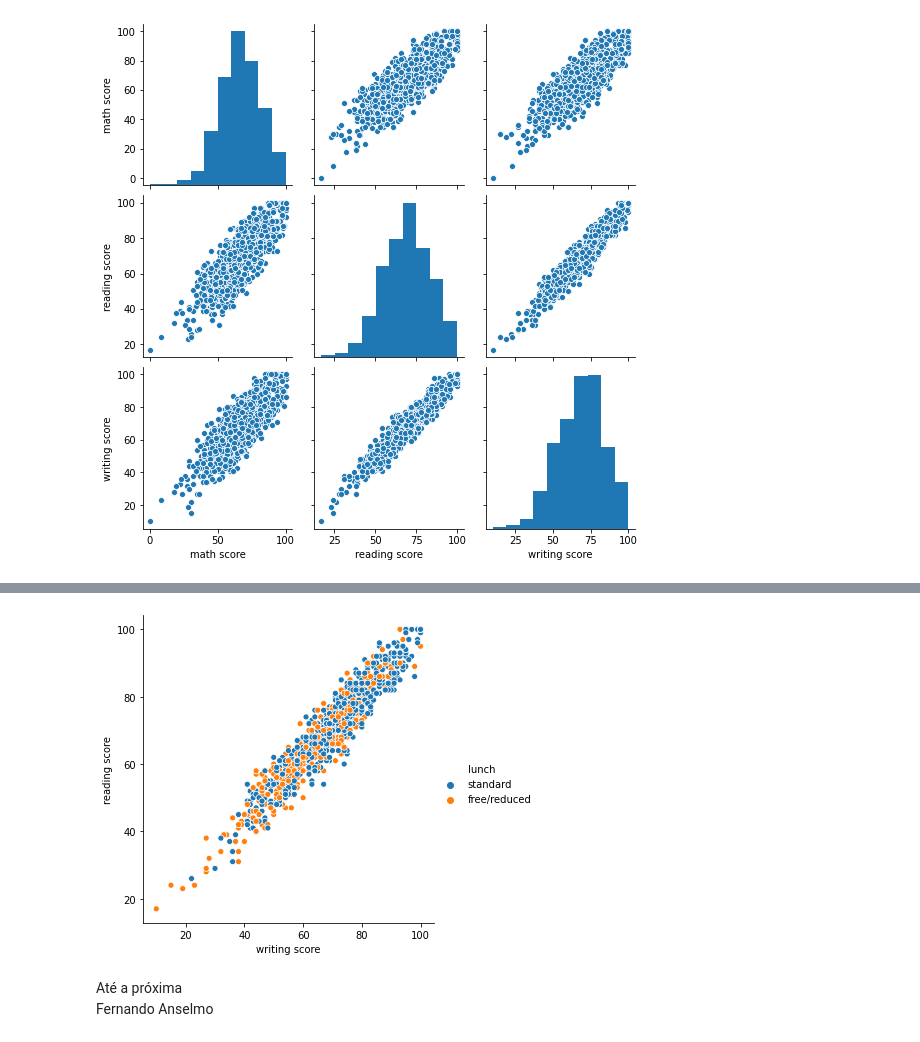
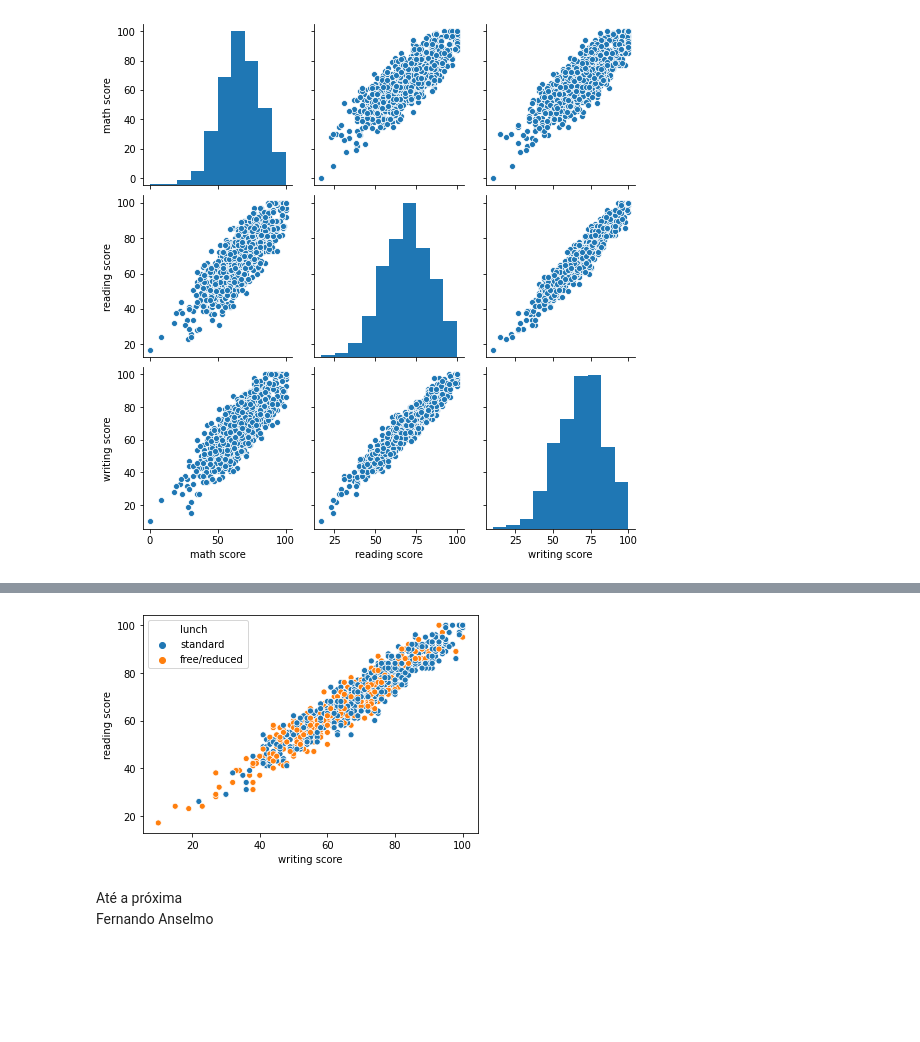
Before and after one commit to fernandoans/machinelearning, a Jupyter notebook: conceitos/EDA.ipynb, the cells around one changed output, grey strips where cells are left out. Drawn from its saved outputs; the diff is of its cells as text; code cells hidden in the pictures; blank space fills up the shorter version.

```diff
--- a/conceitos/EDA.ipynb
+++ b/conceitos/EDA.ipynb
@@ -270,8 +271,8 @@ plt.show()
 # %%
-sns.relplot(x='writing score', y='reading score', hue='lunch', data=df)
+sns.scatterplot(x='writing score', y='reading score', hue='lunch', data=df)
 plt.show()
 # %% [output]
-[figure, old version]
+[figure, new version]
 # %% [markdown]
 Até a próxima \
 Fernando Anselmo
```
Also changed, not shown: parts of 12 cells of this notebook, 39 other files.
